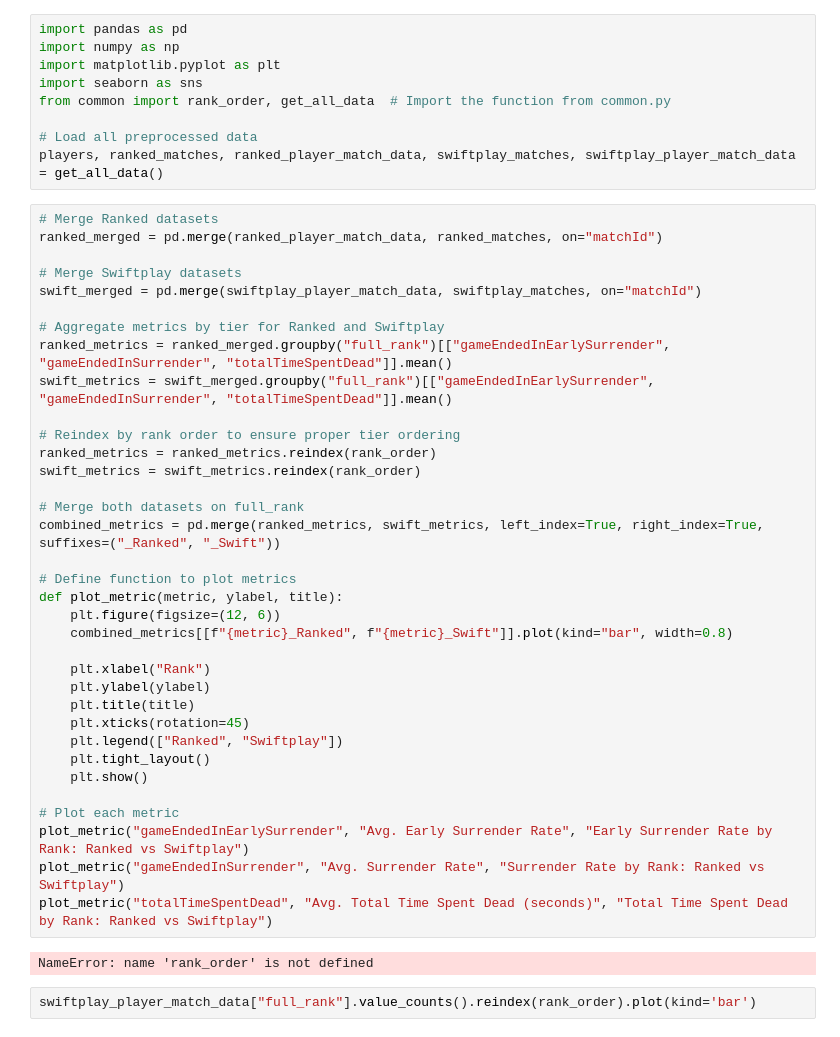
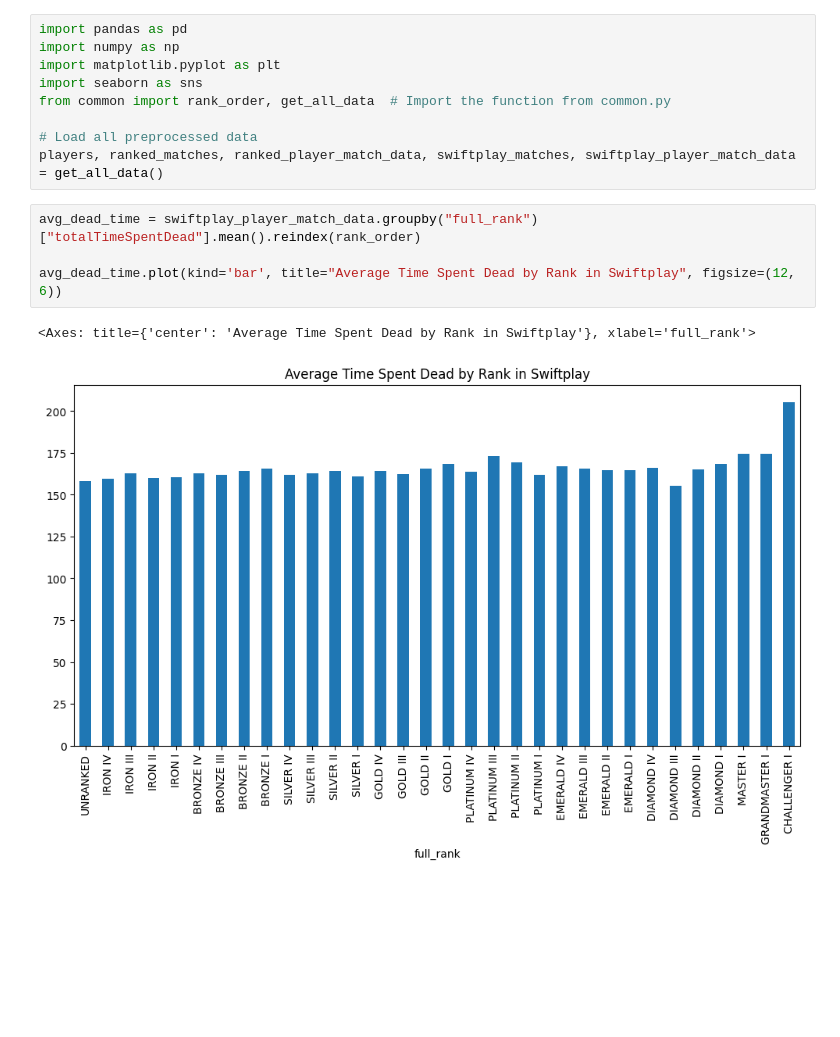
Before and after one commit to mdcUM/swiftplay-analysis, a Jupyter notebook: player_enjoyment_and_retention.ipynb, the cells around one changed output. Saved outputs shown, nothing was run; the diff lists cells and outputs as text; blank space fills up the shorter version.

```diff
--- a/player_enjoyment_and_retention.ipynb
+++ b/player_enjoyment_and_retention.ipynb
@@ -7,42 +7,10 @@ from common import rank_order, get_all_data  # Import the function from common.p
 
 # Load all preprocessed data
 players, ranked_matches, ranked_player_match_data, swiftplay_matches, swiftplay_player_match_data = get_all_data()
-# %%
-# Merge Ranked datasets
-ranked_merged = pd.merge(ranked_player_match_data, ranked_matches, on="matchId")
-
-# Merge Swiftplay datasets
-swift_merged = pd.merge(swiftplay_player_match_data, swiftplay_matches, on="matchId")
-
-# Aggregate metrics by tier for Ranked and Swiftplay
-ranked_metrics = ranked_merged.groupby("full_rank")[["gameEndedInEarlySurrender", "gameEndedInSurrender", "totalTimeSpentDead"]].mean()
-swift_metrics = swift_merged.groupby("full_rank")[["gameEndedInEarlySurrender", "gameEndedInSurrender", "totalTimeSpentDead"]].mean()
-
-# Reindex by rank order to ensure proper tier ordering
-ranked_metrics = ranked_metrics.reindex(rank_order)
-swift_metrics = swift_metrics.reindex(rank_order)
-
-# Merge both datasets on full_rank
-combined_metrics = pd.merge(ranked_metrics, swift_metrics, left_index=True, right_index=True, suffixes=("_Ranked", "_Swift"))
-
-# Define function to plot metrics
-def plot_metric(metric, ylabel, title):
-    plt.figure(figsize=(12, 6))
-    combined_metrics[[f"{metric}_Ranked", f"{metric}_Swift"]].plot(kind="bar", width=0.8)
-
-    plt.xlabel("Rank")
-    plt.ylabel(ylabel)
-    plt.title(title)
-    plt.xticks(rotation=45)
-    plt.legend(["Ranked", "Swiftplay"])
-    plt.tight_layout()
-    plt.show()
-
-# Plot each metric
-plot_metric("gameEndedInEarlySurrender", "Avg. Early Surrender Rate", "Early Surrender Rate by Rank: Ranked vs Swiftplay")
-plot_metric("gameEndedInSurrender", "Avg. Surrender Rate", "Surrender Rate by Rank: Ranked vs Swiftplay")
-plot_metric("totalTimeSpentDead", "Avg. Total Time Spent Dead (seconds)", "Total Time Spent Dead by Rank: Ranked vs Swiftplay")
-# %% [output]
-NameError: name 'rank_order' is not defined
-# %%
-swiftplay_player_match_data["full_rank"].value_counts().reindex(rank_order).plot(kind='bar')
+# %%
+avg_dead_time = swiftplay_player_match_data.groupby("full_rank")["totalTimeSpentDead"].mean().reindex(rank_order)
+
+avg_dead_time.plot(kind='bar', title="Average Time Spent Dead by Rank in Swiftplay", figsize=(12, 6))
+# %% [output]
+<Axes: title={'center': 'Average Time Spent Dead by Rank in Swiftplay'}, xlabel='full_rank'>
+[figure, added]
```
Also changed, not shown: parts of 6 cells of this notebook.
